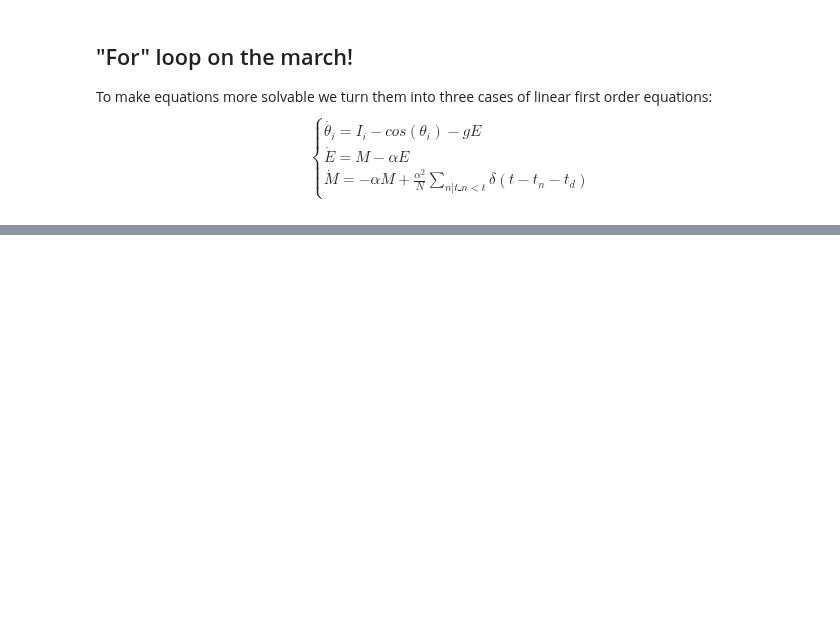
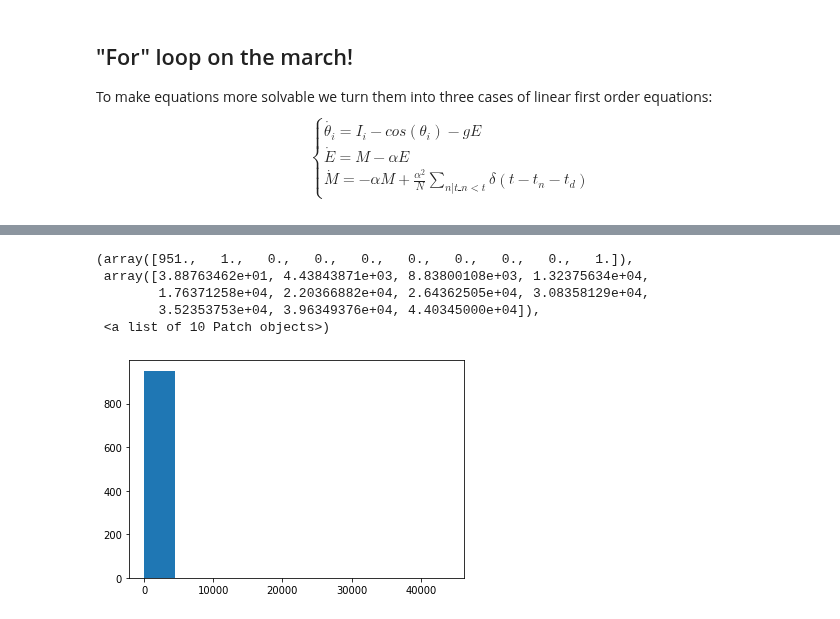
Before and after one commit to mmehrani/master_thesis, a Jupyter notebook: scripts/rotational_model/rotational_model.ipynb, the cells around one changed output, grey strips where cells are left out. Drawn from its saved outputs; the diff is of its cells as text; code cells hidden in the pictures; blank space fills up the shorter version.

```diff
--- a/scripts/rotational_model/rotational_model.ipynb
+++ b/scripts/rotational_model/rotational_model.ipynb
@@ -112,0 +126,3 @@ np.mean(amin_saman_param[-100:])
+# %%
+spikies_freq_neurons = total_spikes_intervals / total_spikes_num
+spikies_freq_neurons
@@ -112,0 +147,9 @@ np.mean(amin_saman_param[-100:])
+# %%
+plt.hist(spikies_freq_neurons)
+# %% [output]
+(array([951.,   1.,   0.,   0.,   0.,   0.,   0.,   0.,   0.,   1.]),
+ array([3.88763462e+01, 4.43843871e+03, 8.83800108e+03, 1.32375634e+04,
+        1.76371258e+04, 2.20366882e+04, 2.64362505e+04, 3.08358129e+04,
+        3.52353753e+04, 3.96349376e+04, 4.40345000e+04]),
+ <a list of 10 Patch objects>)
+[figure, added]
```
Also changed, not shown: parts of 12 cells of this notebook, 2 other files.
